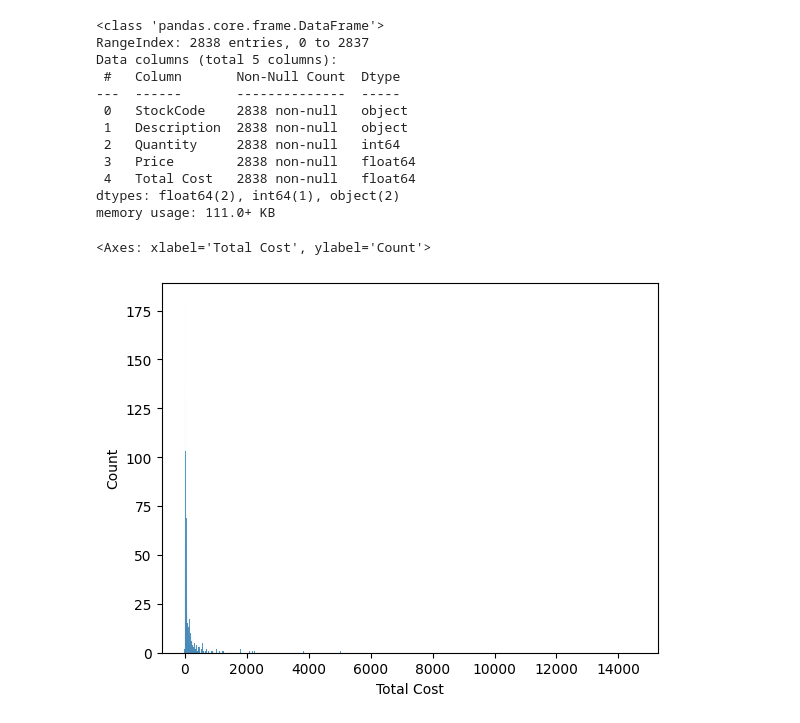
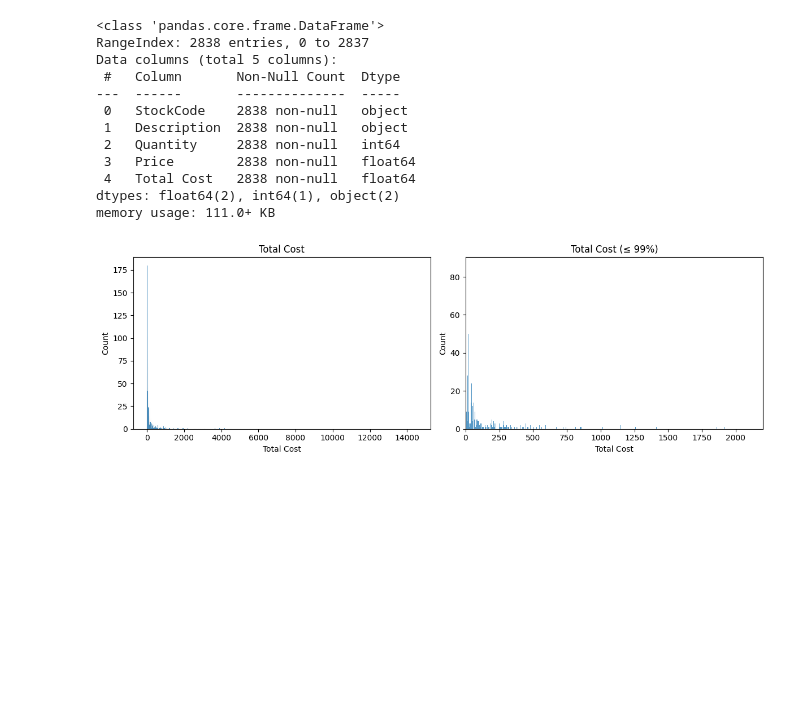
Before and after one commit to Ri-Dearg/ca2-market-retail, a Jupyter notebook: ca2-market-retail.ipynb, the cells around one changed output. Saved outputs shown, nothing was run; the diff lists cells and outputs as text; code cells hidden in the pictures; blank space fills up the shorter version.

```diff
--- a/ca2-market-retail.ipynb
+++ b/ca2-market-retail.ipynb
@@ -360,7 +352,24 @@ memory usage: 111.0+ KB
 # %%
 product_revenue.to_csv('stock_revenue.csv')
 # %%
-sns.histplot(product_revenue['Total Cost'], binwidth=3)
+fig, axes = plt.subplots(1, 2, figsize=(12, 4))
+
+sns.histplot(
+    product_revenue["Total Cost"],
+    binwidth=3,
+    ax=axes[0]
+)
+axes[0].set_title("Total Cost")
+
+sns.histplot(
+    product_revenue["Total Cost"],
+    binwidth=0.5,
+    ax=axes[1]
+)
+axes[1].set_xlim(0, product_revenue["Total Cost"].quantile(0.99))
+axes[1].set_title("Total Cost (≤ 99%)")
+
+plt.tight_layout()
+plt.show()
 # %% [output]
-<Axes: xlabel='Total Cost', ylabel='Count'>
-[figure, old version]
+[figure, new version]
```
Also changed, not shown: parts of 4 cells of this notebook.
